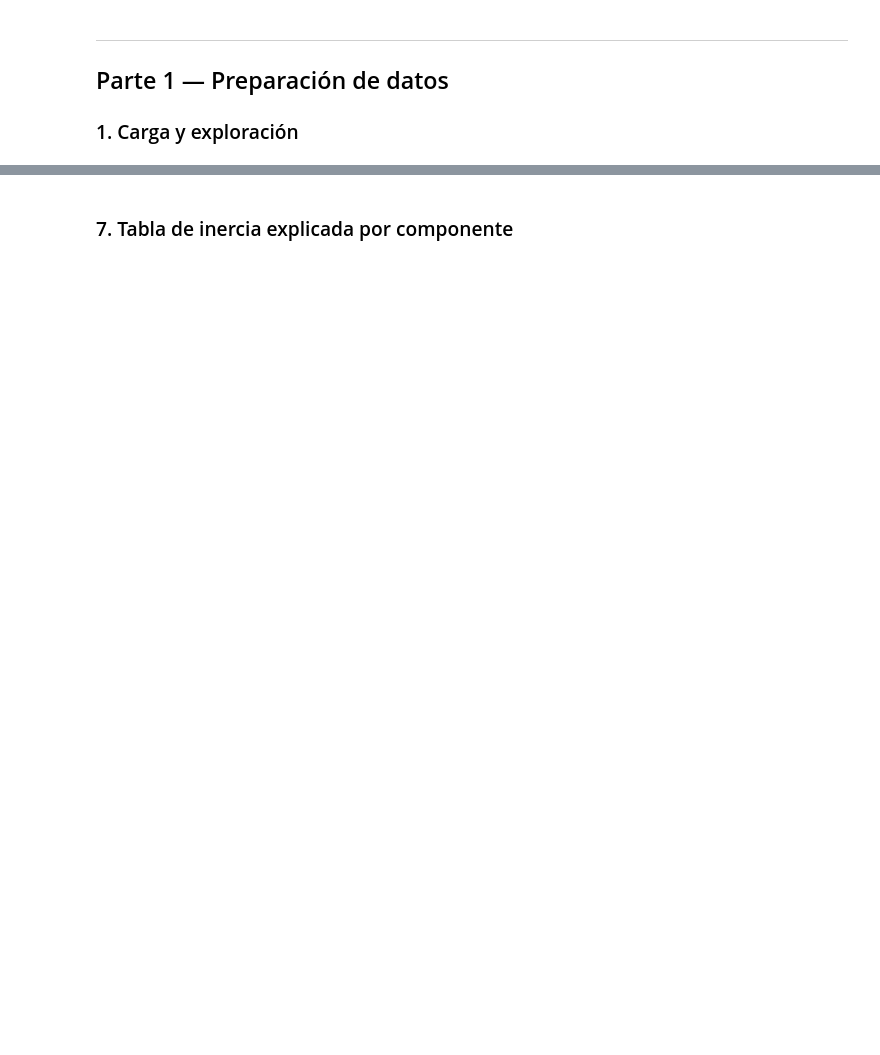
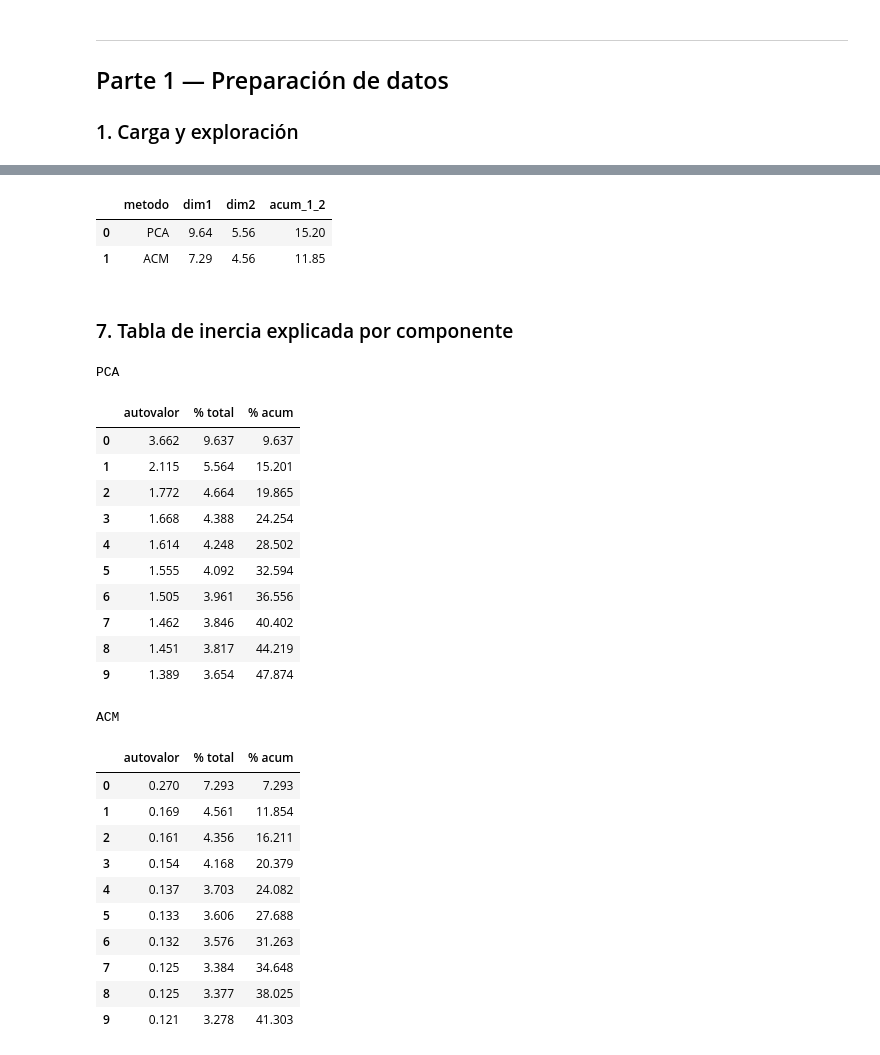
Before and after one commit to DannyV1992/curso_mineria_de_datos, a Jupyter notebook: Tareas/Tarea_4/1_ACM_Vuelos.ipynb, the cells around one changed output, grey strips where cells are left out. Saved outputs shown, nothing was run; the diff lists cells and outputs as text; code cells hidden in the pictures; blank space fills up the shorter version.

```diff
--- a/Tareas/Tarea_4/1_ACM_Vuelos.ipynb
+++ b/Tareas/Tarea_4/1_ACM_Vuelos.ipynb
@@ -100,2 +113,11 @@ print(f'Componentes ajustados: {N_COMP}')
+# %%
+fx = ACMAnalyzer(df, drop_cols=['flight'])
+fx.fit(n_plot=2)
+
+display(fx.summary())
+# %% [output]
+|  | metodo | dim1 | dim2 | acum_1_2 |
+| 0 | PCA | 9.64 | 5.56 | 15.20 |
+| 1 | ACM | 7.29 | 4.56 | 11.85 |
 # %% [markdown]
 ### 7. Tabla de inercia explicada por componente
@@ -115 +124,28 @@ display(tabla_inercia)
+# %%
+fx.plot_inertia(n=10)
+# %% [output]
+PCA
+|  | autovalor | % total | % acum |
+| 0 | 3.662 | 9.637 | 9.637 |
+| 1 | 2.115 | 5.564 | 15.201 |
+| 2 | 1.772 | 4.664 | 19.865 |
+| 3 | 1.668 | 4.388 | 24.254 |
+| 4 | 1.614 | 4.248 | 28.502 |
+| 5 | 1.555 | 4.092 | 32.594 |
+| 6 | 1.505 | 3.961 | 36.556 |
+| 7 | 1.462 | 3.846 | 40.402 |
+| 8 | 1.451 | 3.817 | 44.219 |
+| 9 | 1.389 | 3.654 | 47.874 |
+ACM
+|  | autovalor | % total | % acum |
+| 0 | 0.270 | 7.293 | 7.293 |
+| 1 | 0.169 | 4.561 | 11.854 |
+| 2 | 0.161 | 4.356 | 16.211 |
+| 3 | 0.154 | 4.168 | 20.379 |
+| 4 | 0.137 | 3.703 | 24.082 |
+| 5 | 0.133 | 3.606 | 27.688 |
+| 6 | 0.132 | 3.576 | 31.263 |
+| 7 | 0.125 | 3.384 | 34.648 |
+| 8 | 0.125 | 3.377 | 38.025 |
+| 9 | 0.121 | 3.278 | 41.303 |
 # %% [markdown]
```
Also changed, not shown: parts of 38 cells of this notebook, 5 other files.
